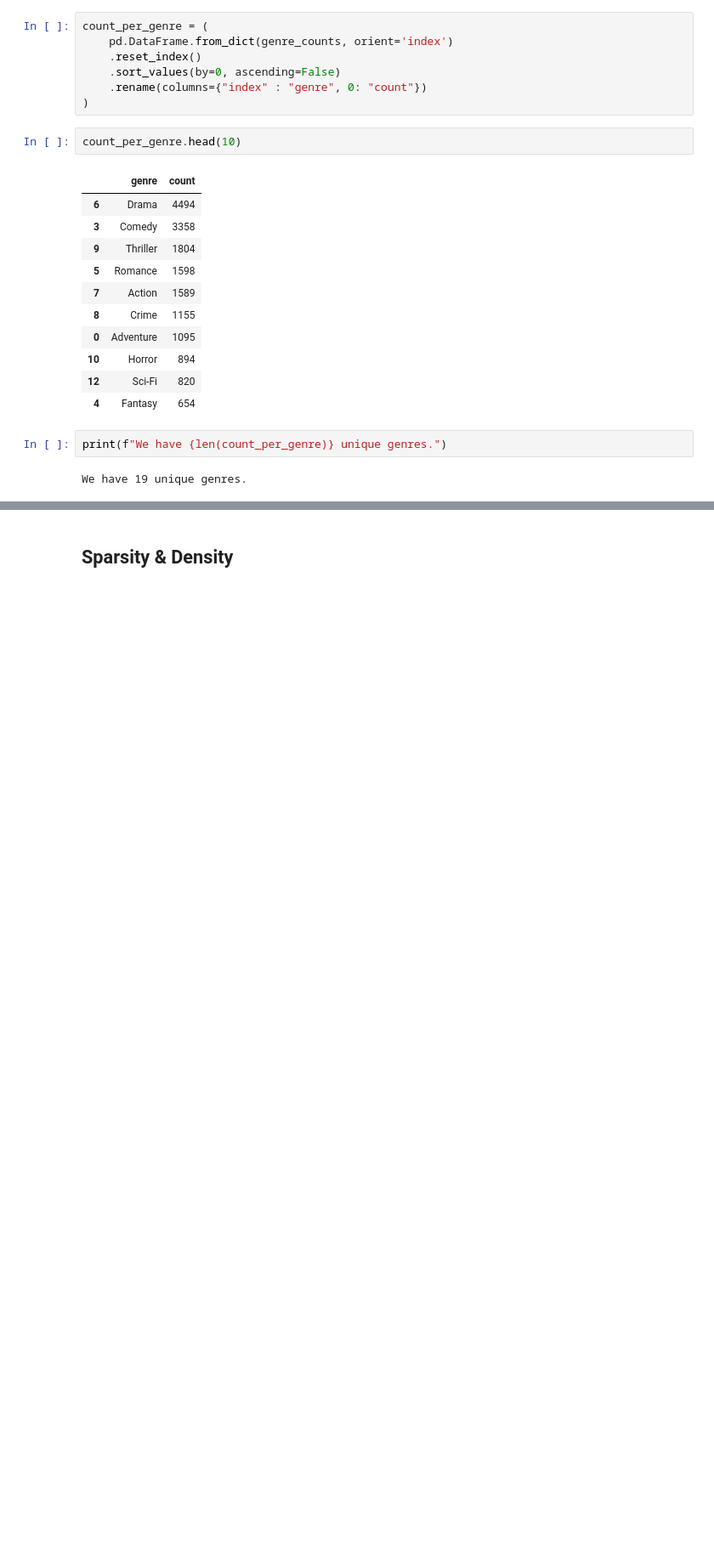
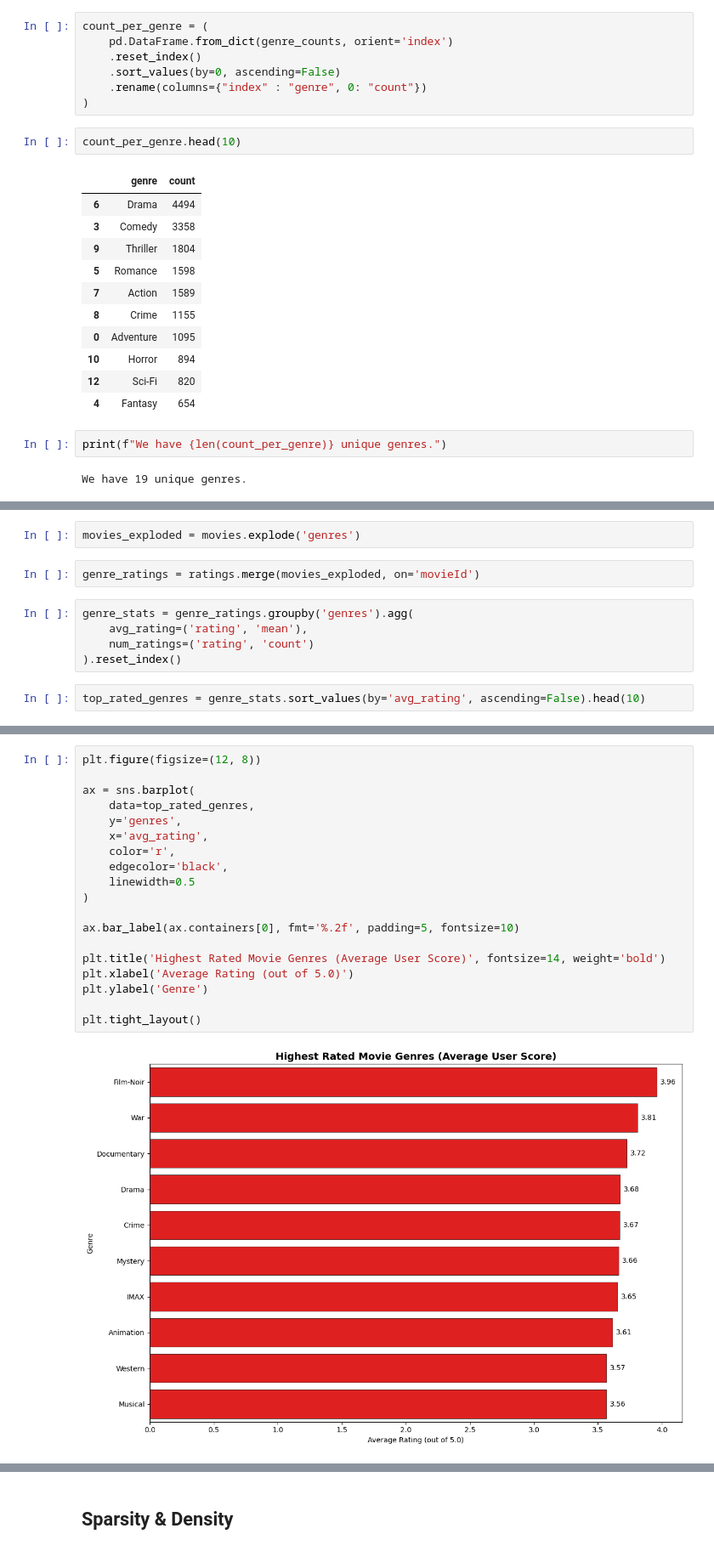
Before and after one commit to Kapustuch/Movie_Rec_System, a Jupyter notebook: notebooks/0.1-eda.ipynb, the cells around one changed output, grey strips where cells are left out. Shown at 85% size. Drawn from its saved outputs; the diff is of its cells as text; blank space fills up the shorter version.

```diff
--- a/notebooks/0.1-eda.ipynb
+++ b/notebooks/0.1-eda.ipynb
@@ -133,0 +154,11 @@ plt.tight_layout()
+# %%
+movies_exploded = movies.explode('genres')
+# %%
+genre_ratings = ratings.merge(movies_exploded, on='movieId')
+# %%
+genre_stats = genre_ratings.groupby('genres').agg(
+    avg_rating=('rating', 'mean'),
+    num_ratings=('rating', 'count')
+).reset_index()
+# %%
+top_rated_genres = genre_stats.sort_values(by='avg_rating', ascending=False).head(10)
@@ -133,0 +179,21 @@ plt.tight_layout()
+# %%
+plt.figure(figsize=(12, 8))
+
+ax = sns.barplot(
+    data=top_rated_genres,
+    y='genres',
+    x='avg_rating',
+    color='r',
+    edgecolor='black',
+    linewidth=0.5
+)
+
+ax.bar_label(ax.containers[0], fmt='%.2f', padding=5, fontsize=10)
+
+plt.title('Highest Rated Movie Genres (Average User Score)', fontsize=14, weight='bold')
+plt.xlabel('Average Rating (out of 5.0)')
+plt.ylabel('Genre')
+
+plt.tight_layout()
+# %% [output]
+[figure, added]
```
Also changed, not shown: parts of 21 cells of this notebook.
